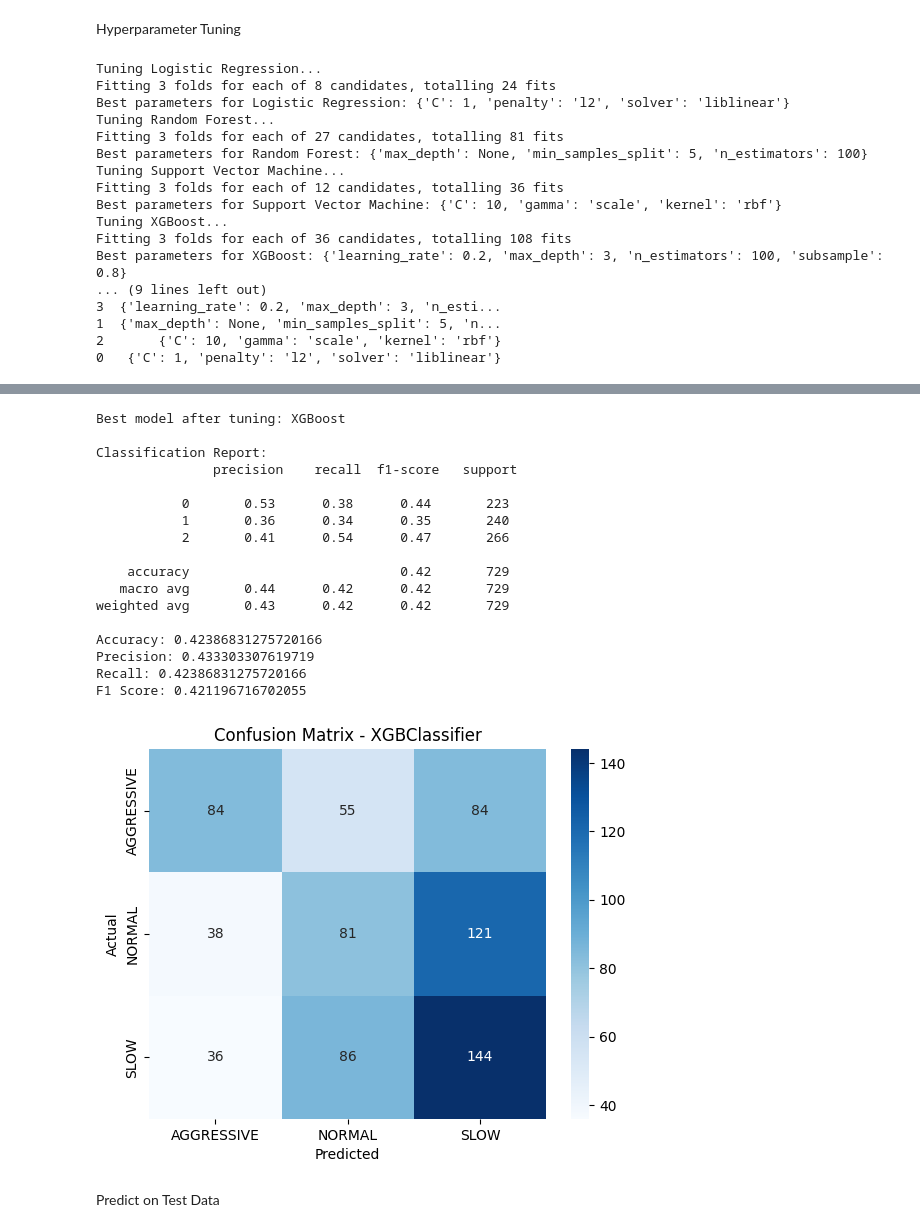
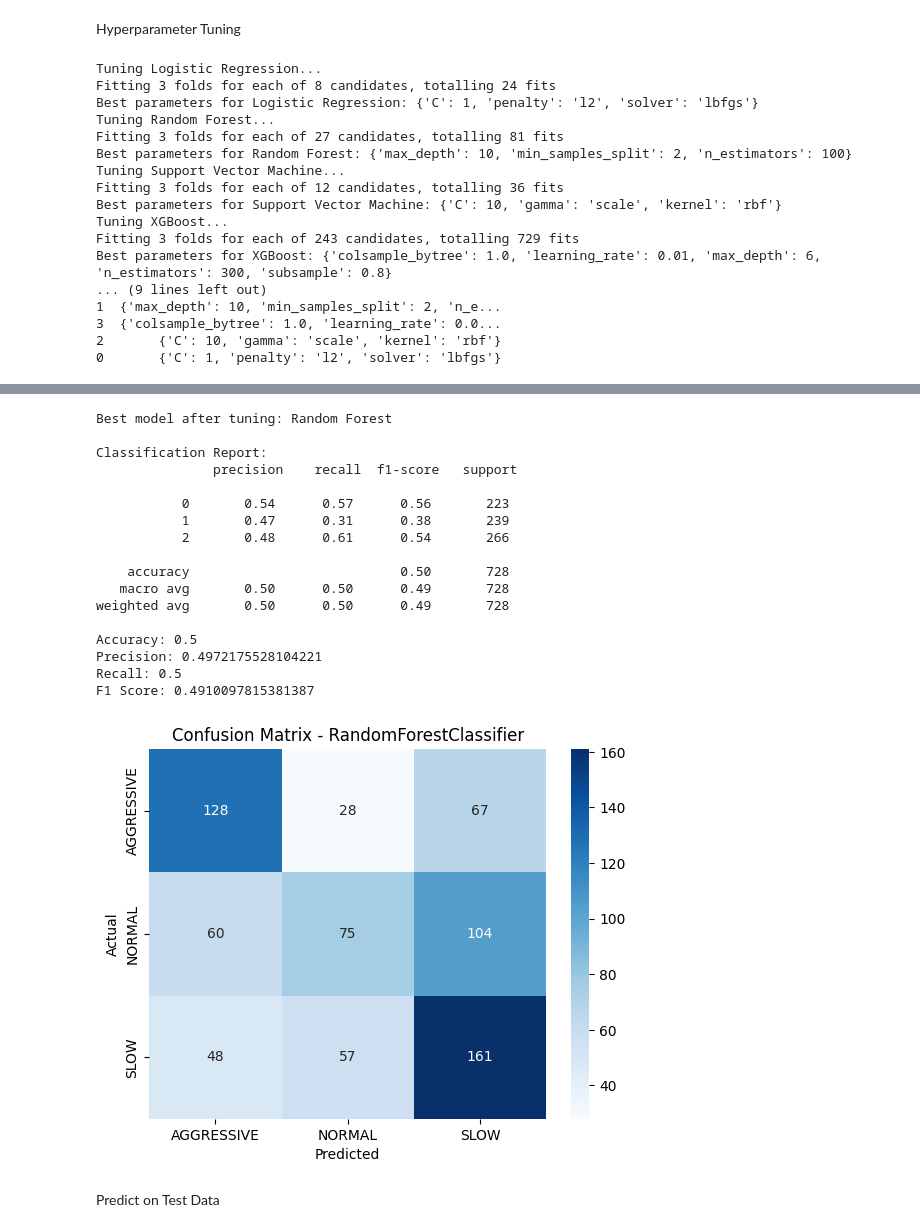
Before and after one commit to johnwaugh1/CS4755-Final-Project, a Jupyter notebook: notebooks/driving_behavior.ipynb, the cells around one changed output, grey strips where cells are left out. Drawn from its saved outputs; the diff is of its cells as text; code cells hidden in the pictures.

Commit message:
Feature engineering and more tuning

```diff
--- a/notebooks/driving_behavior.ipynb
+++ b/notebooks/driving_behavior.ipynb
@@ -95,23 +134,24 @@ label_encoder = LabelEncoder()
 train_df['Class_encoded'] = label_encoder.fit_transform(train_df['Class'])
 
 # Feature and target split
-X = train_df.drop(columns=['Class', 'Class_encoded', 'Timestamp'])
+feature_cols = [col for col in train_df.columns if col not in ['Class', 'Class_encoded', 'Timestamp']]
+X = train_df[feature_cols]
 y = train_df['Class_encoded']
 
 # Split for validation
 X_train, X_val, y_train, y_val = train_test_split(X, y, test_size=0.2, random_state=42, stratify=y)
 
+# Replace infinite values with NaN
+for df in [X_train, X_val, test_df]:
+    df.replace([np.inf, -np.inf], np.nan, inplace=True)
+    numeric_cols = df.select_dtypes(include=['number']).columns
+    df[numeric_cols] = df[numeric_cols].fillna(df[numeric_cols].median())
+
 # Standardize features
 scaler = StandardScaler()
 X_train_scaled = scaler.fit_transform(X_train)
 X_val_scaled = scaler.transform(X_val)
-
-# Ensure test features match training features: drop Timestamp and Class if present,
-# then reorder columns to match X (training feature order) before transforming.
-test_features = test_df.drop(columns=['Timestamp', 'Class'], errors='ignore')
-test_features = test_features[X.columns]
-test_scaled = scaler.transform(test_features)
-
+test_scaled = scaler.transform(test_df[feature_cols])
 print("Data preprocessing complete.")
 # %% [output]
 Data preprocessing complete.
@@ -279,10 +319,11 @@ print("Best parameters for Support Vector Machine:", grid_svm.best_params_)
 # XGBoost
 print("Tuning XGBoost...")
 param_grid_xgb = {
-    'n_estimators': [100, 200],
-    'max_depth': [3, 6, 9],
-    'learning_rate': [0.01, 0.1, 0.2],
-    'subsample': [0.8, 1.0]
+    'learning_rate': [0.01, 0.05, 0.1],
+    'max_depth': [4, 5, 6],
+    'n_estimators': [300, 500, 800],
+    'subsample': [0.7, 0.8, 1.0],
+    'colsample_bytree': [0.7, 0.8, 1.0]
 }
 xgb = XGBClassifier(use_label_encoder=False, eval_metric='mlogloss', random_state=42)
 grid_xgb = GridSearchCV(xgb, param_grid_xgb, cv=3, scoring='f1_weighted', n_jobs=-1, verbose=1)
@@ -312,18 +353,18 @@ evaluate_model(best_model, X_train_scaled, y_train, X_val_scaled, y_val)
 # %% [output]
 Tuning Logistic Regression...
 Fitting 3 folds for each of 8 candidates, totalling 24 fits
-Best parameters for Logistic Regression: {'C': 1, 'penalty': 'l2', 'solver': 'liblinear'}
+Best parameters for Logistic Regression: {'C': 1, 'penalty': 'l2', 'solver': 'lbfgs'}
 Tuning Random Forest...
 Fitting 3 folds for each of 27 candidates, totalling 81 fits
-Best parameters for Random Forest: {'max_depth': None, 'min_samples_split': 5, 'n_estimators': 100}
+Best parameters for Random Forest: {'max_depth': 10, 'min_samples_split': 2, 'n_estimators': 100}
 Tuning Support Vector Machine...
 Fitting 3 folds for each of 12 candidates, totalling 36 fits
 Best parameters for Support Vector Machine: {'C': 10, 'gamma': 'scale', 'kernel': 'rbf'}
 Tuning XGBoost...
-Fitting 3 folds for each of 36 candidates, totalling 108 fits
-Best parameters for XGBoost: {'learning_rate': 0.2, 'max_depth': 3, 'n_estimators': 100, 'subsample': 0.8}
+Fitting 3 folds for each of 243 candidates, totalling 729 fits
+Best parameters for XGBoost: {'colsample_bytree': 1.0, 'learning_rate': 0.01, 'max_depth': 6, 'n_estimators': 300, 'subsample': 0.8}
 ... (9 lines left out)
-3  {'learning_rate': 0.2, 'max_depth': 3, 'n_esti...
-1  {'max_depth': None, 'min_samples_split': 5, 'n...
+1  {'max_depth': 10, 'min_samples_split': 2, 'n_e...
+3  {'colsample_bytree': 1.0, 'learning_rate': 0.0...
 2       {'C': 10, 'gamma': 'scale', 'kernel': 'rbf'}
-0   {'C': 1, 'penalty': 'l2', 'solver': 'liblinear'}
+0       {'C': 1, 'penalty': 'l2', 'solver': 'lbfgs'}
@@ -331,21 +372,21 @@ Best parameters for XGBoost: {'learning_rate': 0.2, 'max_depth': 3, 'n_estimator
-Best model after tuning: XGBoost
+Best model after tuning: Random Forest
 
 Classification Report:
                precision    recall  f1-score   support
 
-           0       0.53      0.38      0.44       223
-           1       0.36      0.34      0.35       240
-           2       0.41      0.54      0.47       266
+           0       0.54      0.57      0.56       223
+           1       0.47      0.31      0.38       239
+           2       0.48      0.61      0.54       266
 
-    accuracy                           0.42       729
-   macro avg       0.44      0.42      0.42       729
-weighted avg       0.43      0.42      0.42       729
+    accuracy                           0.50       728
+   macro avg       0.50      0.50      0.49       728
+weighted avg       0.50      0.50      0.49       728
 
-Accuracy: 0.42386831275720166
-Precision: 0.433303307619719
-Recall: 0.42386831275720166
-F1 Score: 0.421196716702055
+Accuracy: 0.5
+Precision: 0.4972175528104221
+Recall: 0.5
+F1 Score: 0.4910097815381387
-[figure, old version]
+[figure, new version]
 # %% [markdown]
 Predict on Test Data
 # %%
```
Also changed, not shown: parts of 4 cells of this notebook, 4 other files.
